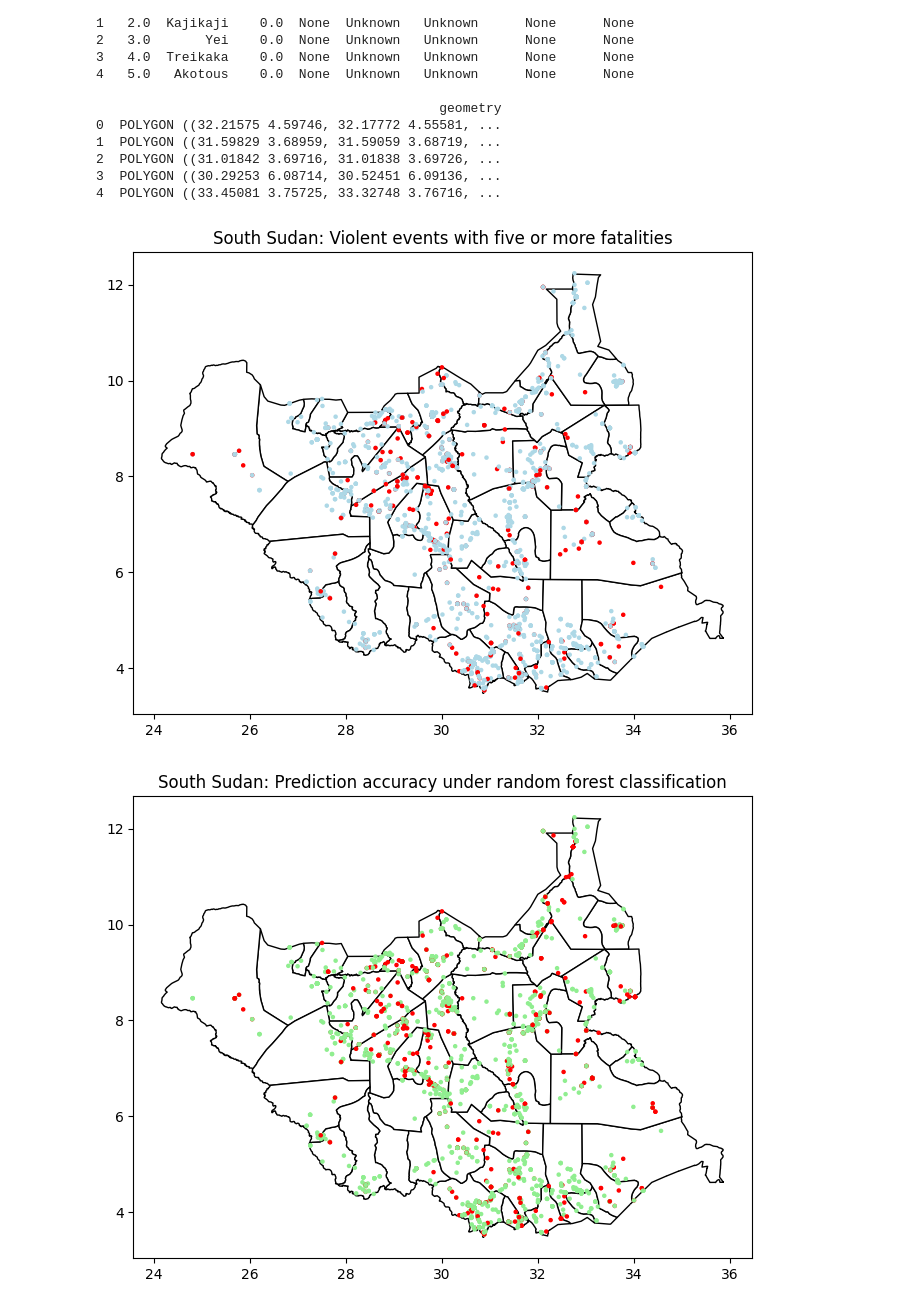
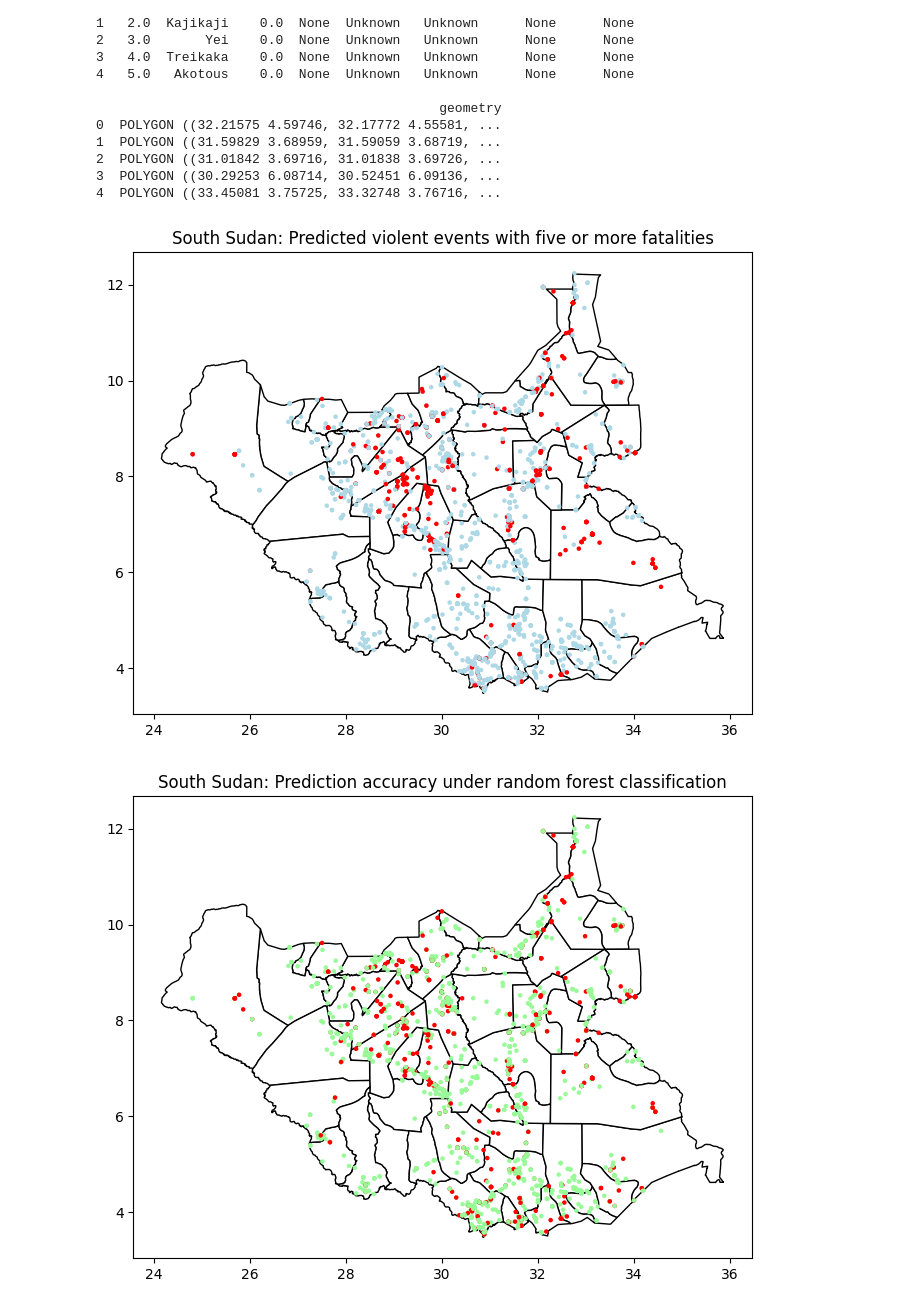
Before and after one commit to kaylanhua/conflicts, a Jupyter notebook: random_forest/random_forest.ipynb, the cells around one changed output. Cells and saved outputs as stored; diff of their text form; code cells hidden in the pictures.

```diff
--- a/hoch/random_forest.ipynb
+++ b/random_forest/random_forest.ipynb
@@ -217,22 +219,22 @@ print(ss_shp.head())
 # %%
 import geopandas as gpd
 import matplotlib.pyplot as plt
 
 ## grab coordinates
 gdf = gpd.GeoDataFrame(df, geometry=gpd.points_from_xy(df['LONGITUDE'], df['LATITUDE']))
 fig, ax = plt.subplots(figsize=(10, 6))
-gdf['color'] = gdf['y_true'].apply(lambda x: 'red' if x else 'lightblue')
+gdf['color'] = gdf['y_pred'].apply(lambda x: 'red' if x else 'lightblue')
 
 # Plot country borders
 ss_shp.plot(ax=ax, color='white', edgecolor='black')
 
 # Plot your data with two colors based on the 'color' column
 gdf.plot(ax=ax, marker='o', color=gdf['color'], markersize=5)
 
-plt.title("South Sudan: Violent events with five or more fatalities")
+plt.title("South Sudan: Predicted violent events with five or more fatalities")
 plt.show()
 # %% [output]
-[figure, old version]
+[figure, new version]
 # %%
 import geopandas as gpd
 import matplotlib.pyplot as plt
```
Also changed, not shown: parts of 2 cells of this notebook, 6 other files.
